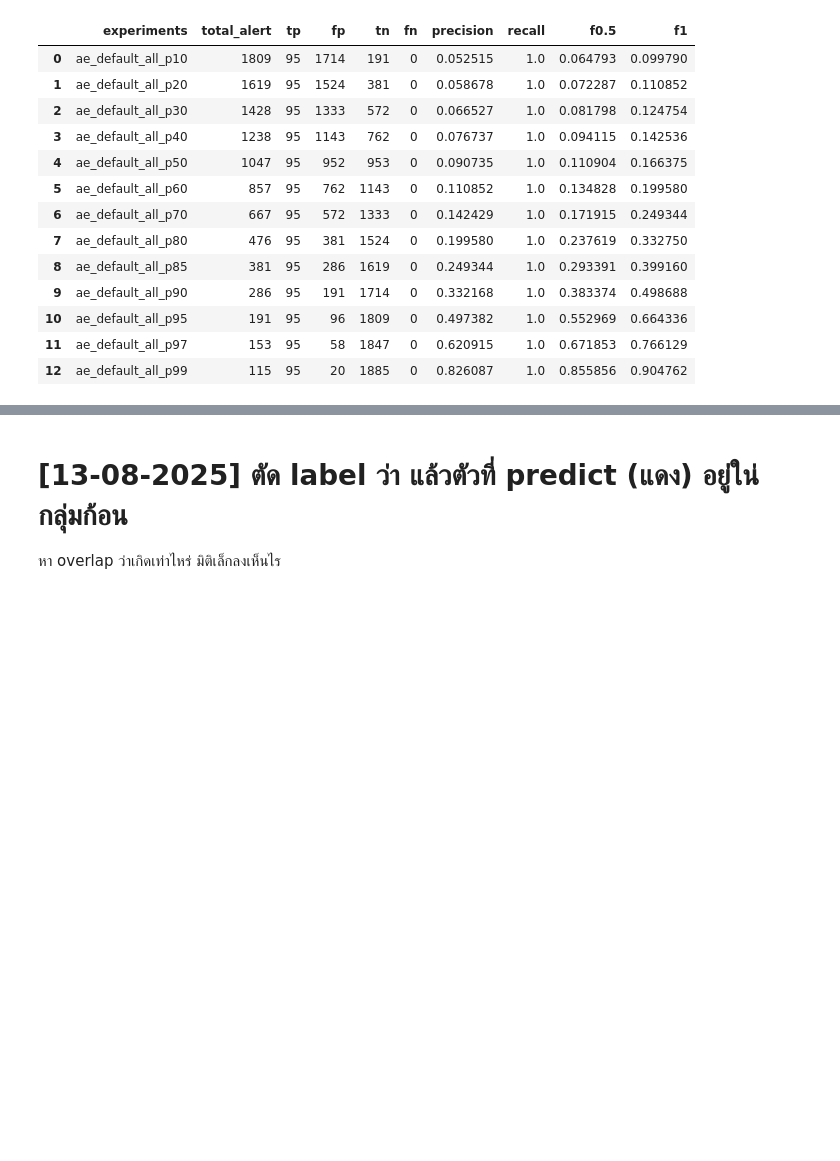
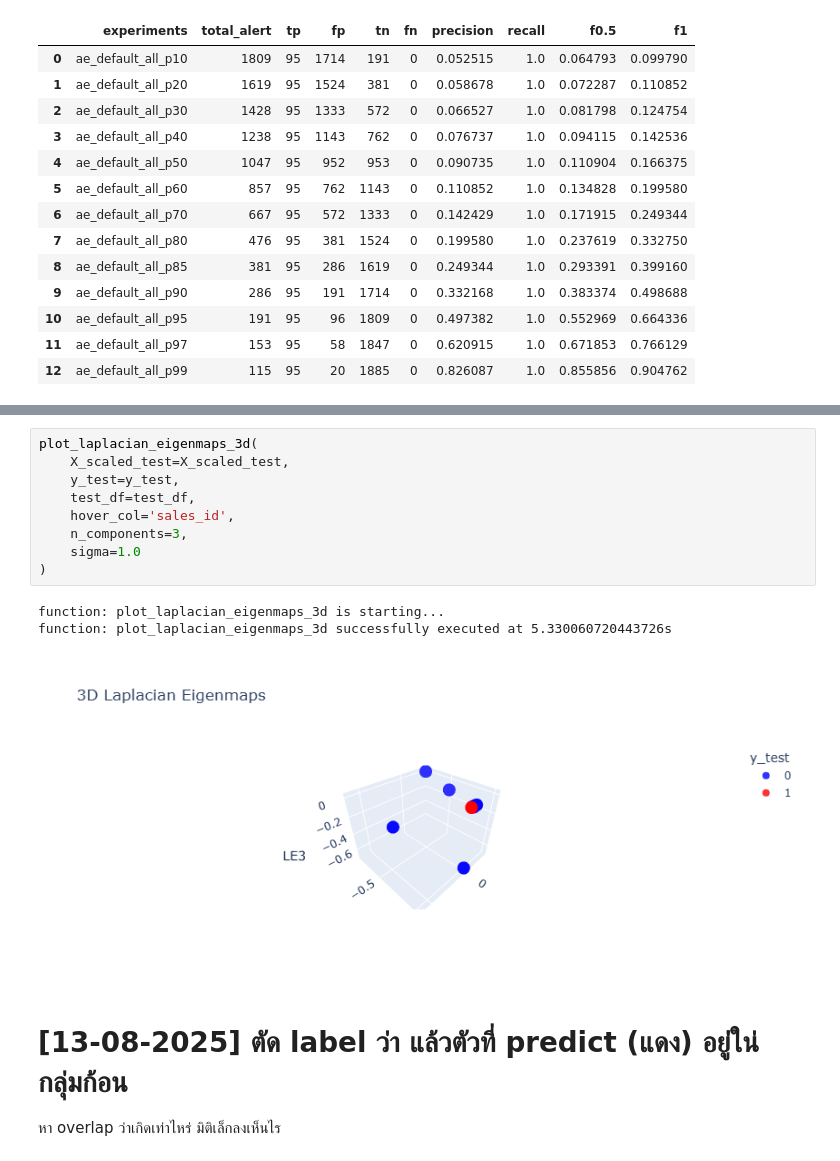
Before and after one commit to lidv94/anomaly-detection, a Jupyter notebook: auto_encoder_tune3.ipynb, the cells around one changed output, grey strips where cells are left out. Cells and saved outputs as stored; diff of their text form; blank space fills up the shorter version.

Commit message:
add laplacian

```diff
--- a/auto_encoder_tune3.ipynb
+++ b/auto_encoder_tune3.ipynb
@@ -841,3 +857,16 @@ res_thresholds
+# %%
+plot_laplacian_eigenmaps_3d(
+    X_scaled_test=X_scaled_test,
+    y_test=y_test,
+    test_df=test_df,
+    hover_col='sales_id',
+    n_components=3,
+    sigma=1.0
+)
+# %% [output]
+function: plot_laplacian_eigenmaps_3d is starting...
+function: plot_laplacian_eigenmaps_3d successfully executed at 5.330060720443726s
+[figure, added]
 # %% [markdown]
 # [13-08-2025] ตัด label ว่า แล้วตัวที่ predict (แดง) อยู่่ใน่ กลุ่มก้อน
 หา overlap ว่าเกิดเท่าไหร่
```
Also changed, not shown: parts of 13 cells of this notebook, 1 other file.
